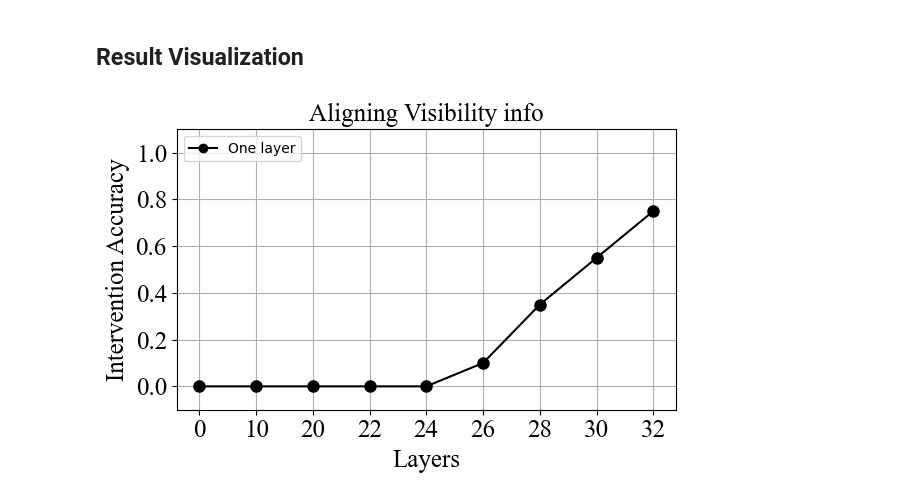
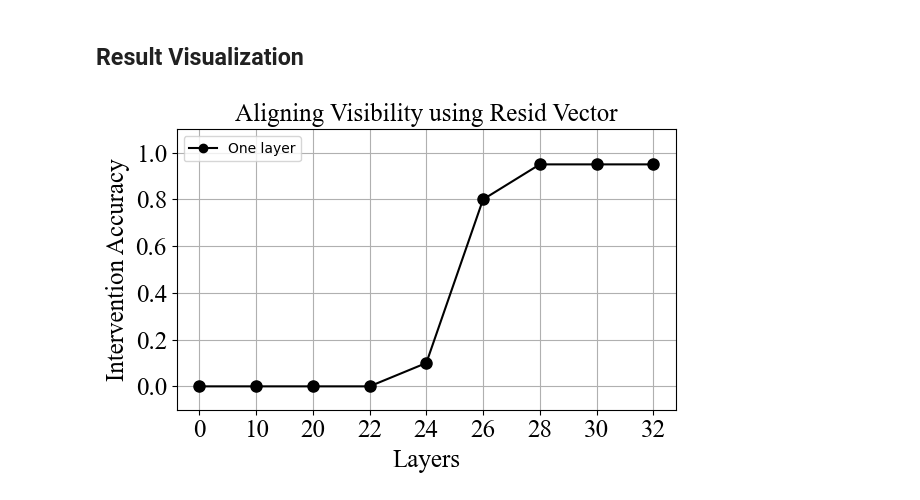
Before and after one commit to umango101/belief_tracking, a Jupyter notebook: notebooks/dcm_bigtom.ipynb, the cells around one changed output. Saved outputs shown, nothing was run; the diff lists cells and outputs as text; code cells hidden in the pictures.

```diff
--- a/notebooks/dcm_bigtom.ipynb
+++ b/notebooks/dcm_bigtom.ipynb
@@ -430,0 +544,4 @@ tensor([0.3984, 1.0000, 0.4980, 0.0427, 0.0000, 0.5078, 0.0000, 0.3281, 1.0000,
+# %%
+# Sort valid_accs_2 by key
+valid_accs_2 = dict(sorted(valid_accs_2.items()))
+valid_accs_2
@@ -433,32 +560,32 @@ tensor([0.3984, 1.0000, 0.4980, 0.0427, 0.0000, 0.5078, 0.0000, 0.3281, 1.0000,
 # %%
 true_stories = [
     {
         "story": train_dataset[0]["alt_story"],
         "question": train_dataset[0]["alt_question"],
         "answer": train_dataset[0]["alt_ans"],
     },
     {
         "story": train_dataset[0]["org_story"],
         "question": train_dataset[0]["org_question"],
         "answer": train_dataset[0]["org_ans"],
     }
 ]
 
 # arrows = [{'start': token_pos_coords['e1_query_charac'], 'end': token_pos_coords['e2_query_charac'], 'color': 'red'}]
 
 plot_data = {
-    "labels": valid_accs.keys(),
-    "acc_one_layer": valid_accs.values(),
-    "title": "Aligning Visibility info",
+    "labels": valid_accs_2.keys(),
+    "acc_one_layer": valid_accs_2.values(),
+    "title": "Aligning Visibility using Resid Vector",
     "x_label": "Layers",
     "y_label": "Intervention Accuracy",
 }
 
 # characters = list(set(train_dataset[0]['clean_characters'] + train_dataset[0]['corrupt_characters']))
 # objects = list(set(train_dataset[0]['clean_objects'] + train_dataset[0]['corrupt_objects']))
 # states = list(set(train_dataset[0]['clean_states'] + train_dataset[0]['corrupt_states']))
 
 generator = StoryGenerator(characters=['Noor'], objects=['pitcher'], states=['oat', 'almond'], stories=true_stories, target=train_dataset[0]['alt_ans'], arrows=[], plot_data=plot_data)
-generator.save_html(filename="../plots/visibility_exps/bigtom/visible_to_invisible_dcm.html")
+generator.save_html(filename="../plots/visibility_exps/bigtom/both_direc_resid_vector.html")
 # %% [output]
-[figure, old version]
+[figure, new version]
```
Also changed, not shown: parts of 7 cells of this notebook, 3 other files.
